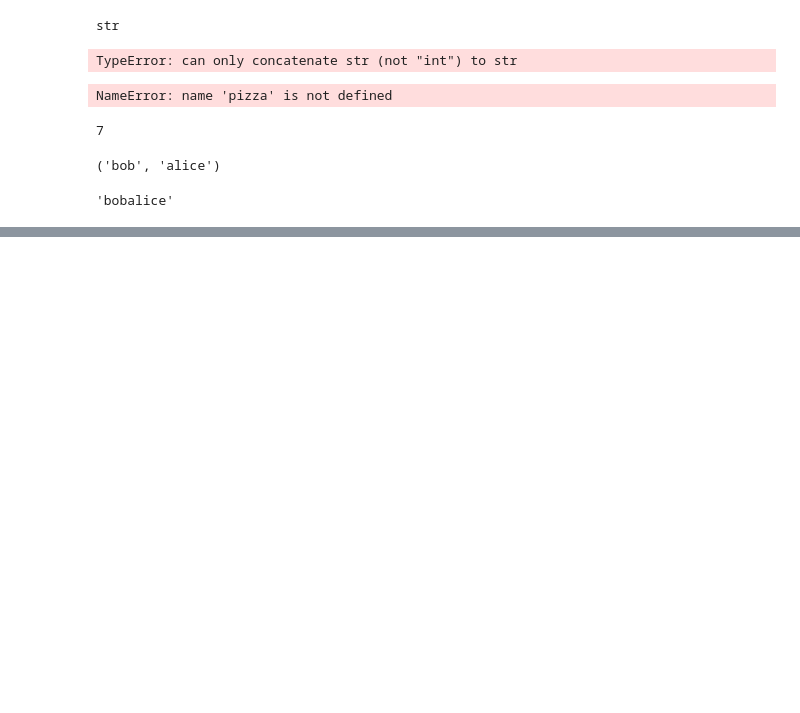
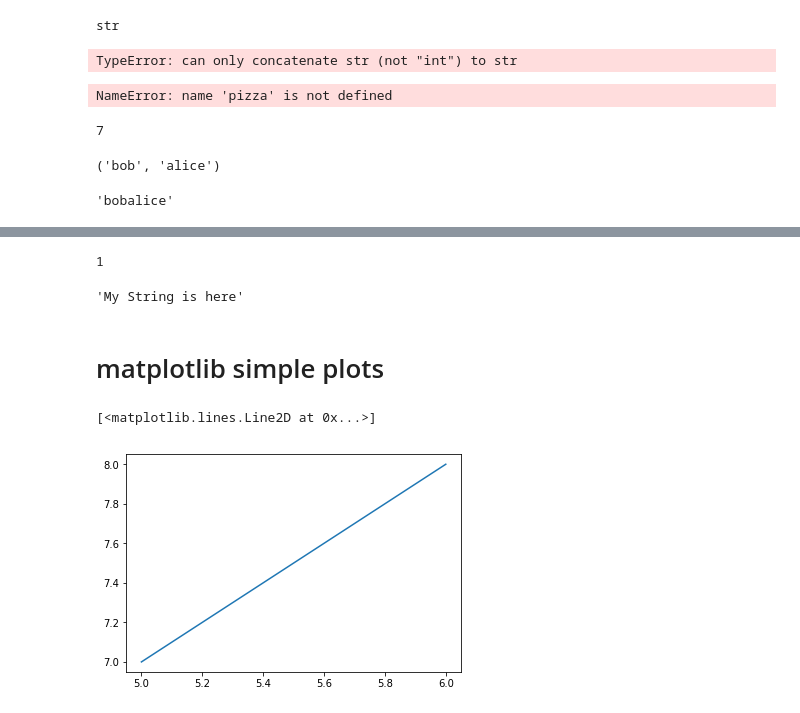
Before and after one commit to jnaiman/csci-p-14110, a Jupyter notebook: lesson01/inClassNotes_day1_introToProgramming.ipynb, the cells around one changed output, grey strips where cells are left out. Drawn from its saved outputs; the diff is of its cells as text; code cells hidden in the pictures; blank space fills up the shorter version.

```diff
--- a/lesson01/inClassNotes_day1_introToProgramming.ipynb
+++ b/lesson01/inClassNotes_day1_introToProgramming.ipynb
@@ -133,0 +288,10 @@ j = None
+# %%
+myDict["one"]
+# %% [output]
+1
+# %%
+myDict["A string"]
+# %% [output]
+'My String is here'
+# %% [markdown]
+# matplotlib simple plots
@@ -133,0 +303,5 @@ j = None
+# %%
+plt.plot([5,6], [7,8])
+# %% [output]
+[<matplotlib.lines.Line2D at 0x...>]
+[figure, added]
```
Also changed, not shown: parts of 46 cells of this notebook, 3 other files.
